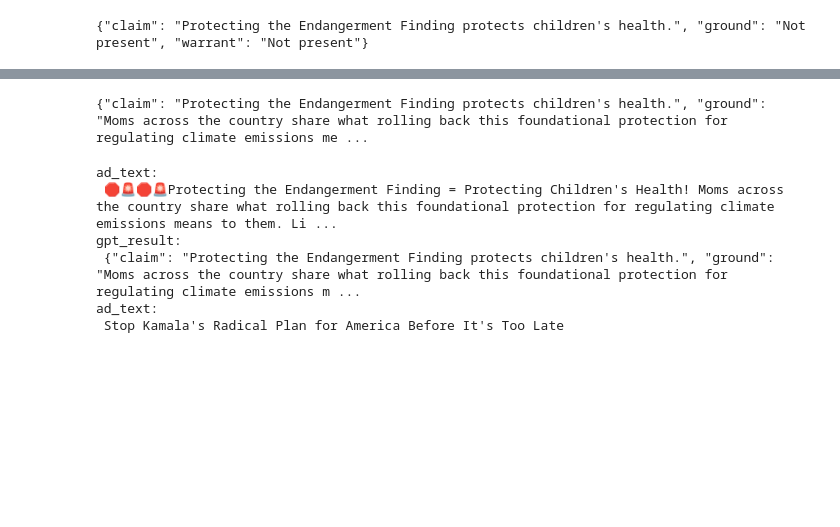
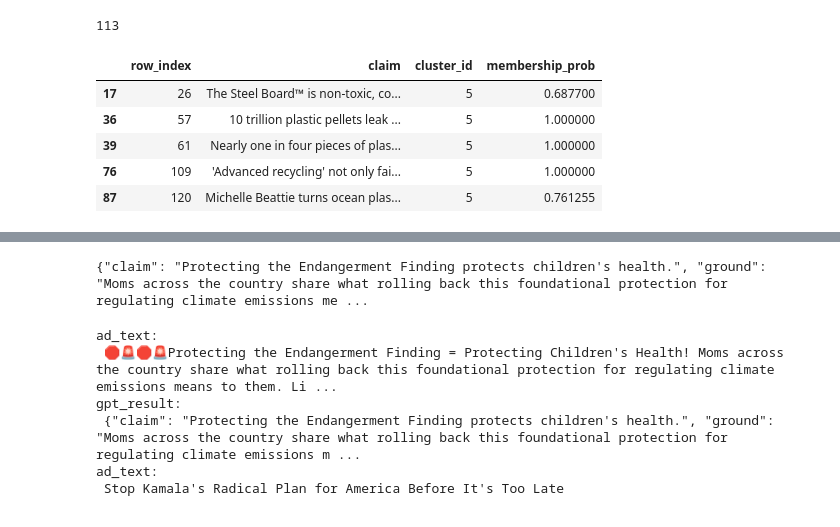
Before and after one commit to srs827/CS590-Project1, a Jupyter notebook: Toulmin_Claim_Extraction/scripts/review_result.ipynb, the cells around one changed output, grey strips where cells are left out. Cells and saved outputs as stored; diff of their text form; code cells hidden in the pictures; blank space fills up the shorter version.

```diff
--- a/Toulmin_Claim_Extraction/scripts/review_result.ipynb
+++ b/Toulmin_Claim_Extraction/scripts/review_result.ipynb
@@ -38,0 +110,3 @@ gpt_result:
+# %%
+path = Path(r"../important_results/ground-cluster.assignments.csv")
+df = pd.read_csv(path)
@@ -39,4 +131,16 @@ gpt_result:
+# %%
+n = 5
+cluster = df[(df['cluster_id'] == n)]
 # %%
-print(df['gpt_toulmin_json'][0])
+len(df['cluster_id'].unique())
 # %% [output]
-{"claim": "Protecting the Endangerment Finding protects children's health.", "ground": "Not present", "warrant": "Not present"}
+113
+# %%
+cluster.head(5)
+# %% [output]
+|  | row_index | claim | cluster_id | membership_prob |
+| 17 | 26 | The Steel Board™ is non-toxic, co... | 5 | 0.687700 |
+| 36 | 57 | 10 trillion plastic pellets leak ... | 5 | 1.000000 |
+| 39 | 61 | Nearly one in four pieces of plas... | 5 | 1.000000 |
+| 76 | 109 | 'Advanced recycling' not only fai... | 5 | 1.000000 |
+| 87 | 120 | Michelle Beattie turns ocean plas... | 5 | 0.761255 |
```
Also changed, not shown: parts of 34 cells of this notebook, 40 other files.
